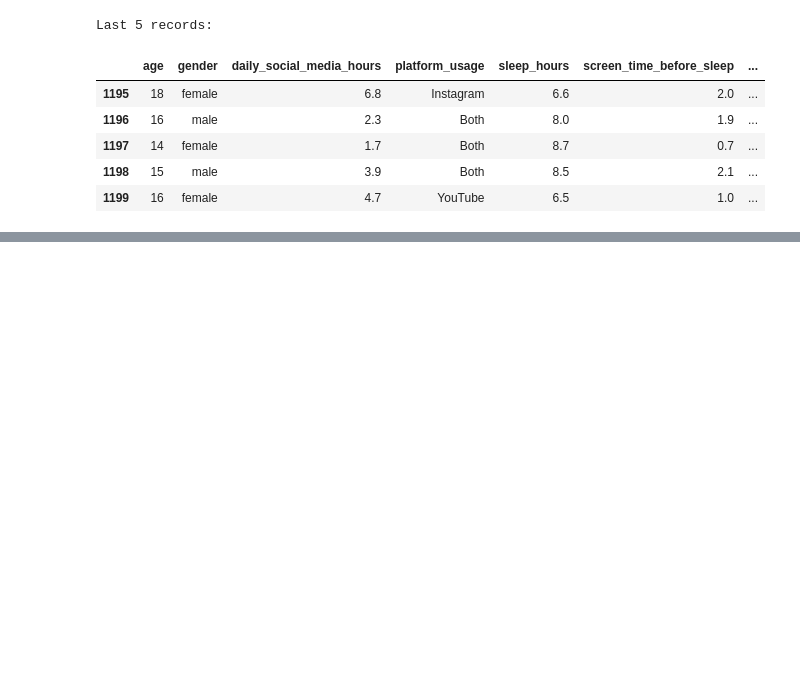
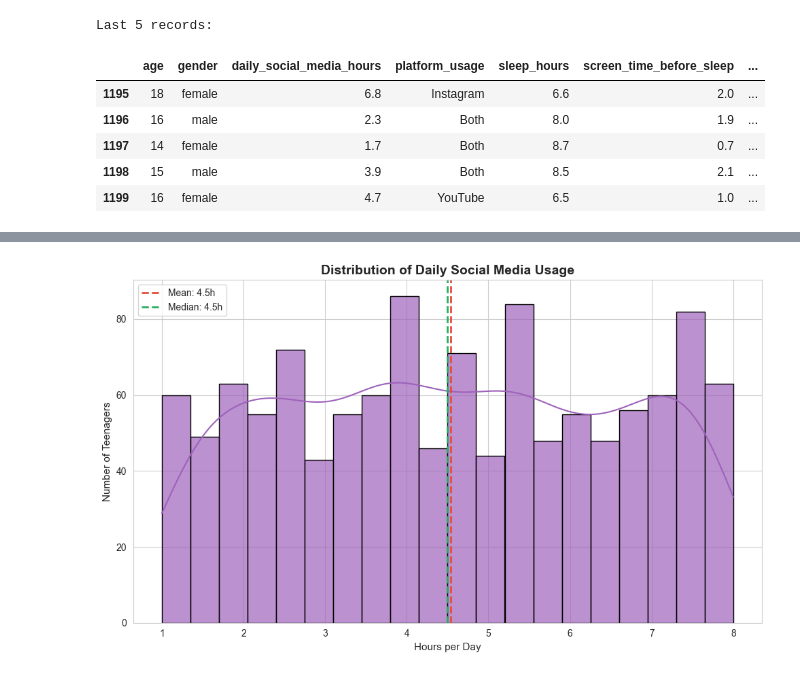
Before and after one commit to abbas-poonawala/ds-internship, a Jupyter notebook: digital-loneliness-and-social-media/project1.ipynb, the cells around one changed output, grey strips where cells are left out. Drawn from its saved outputs; the diff is of its cells as text; code cells hidden in the pictures; blank space fills up the shorter version.

```diff
--- a/digital-loneliness-and-social-media/project1.ipynb
+++ b/digital-loneliness-and-social-media/project1.ipynb
@@ -27,0 +27,11 @@ file = pd.read_csv(path)
+# %%
+# colour scheme
+primary = "#351F7D"
+secondary = "#C4A3CE"
+
+gradient = ["#C4A3CE", "#B18CC4", "#9D75BA", "#895EB0", "#7647A5", "#62309B", "#4F1990", "#351F7D"]
+
+# accent colours
+redacc = "#E74C3C"
+greenacc = "#27AE60"
+blueacc = "#3498DB"
@@ -203,0 +320,16 @@ plt.show()
+# %%
+# visualisation: Usage distribution
+plt.figure(figsize=(10, 6))
+sns.histplot(file["daily_social_media_hours"], bins=20, kde=True, color="#9E62BB", edgecolor="black", alpha=0.7)
+
+plt.axvline(file["daily_social_media_hours"].mean(), color=redacc, linestyle="--", linewidth=2, label=f"Mean: {file["daily_social_media_hours"].mean():.1f}h")
+plt.axvline(file["daily_social_media_hours"].median(), color=greenacc, linestyle="--", linewidth=2, label=f"Median: {file["daily_social_media_hours"].median():.1f}h")
+
+plt.title("Distribution of Daily Social Media Usage", fontsize=14, fontweight="bold")
+plt.xlabel("Hours per Day", fontsize=11)
+plt.ylabel("Number of Teenagers", fontsize=11)
+plt.legend()
+plt.tight_layout()
+plt.show()
+# %% [output]
+[figure, added]
```
Also changed, not shown: parts of 103 cells of this notebook, 4 other files.
